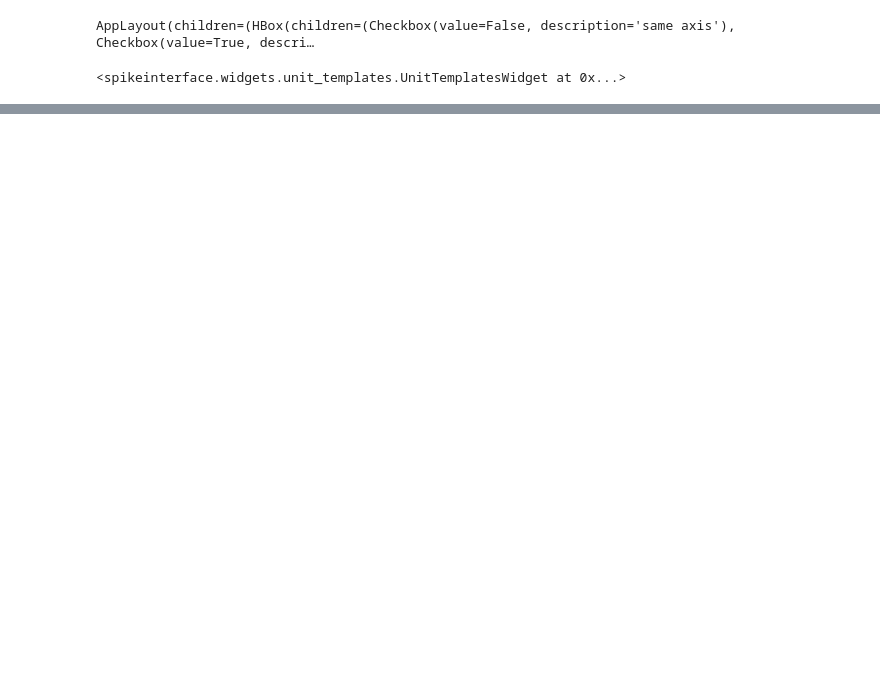
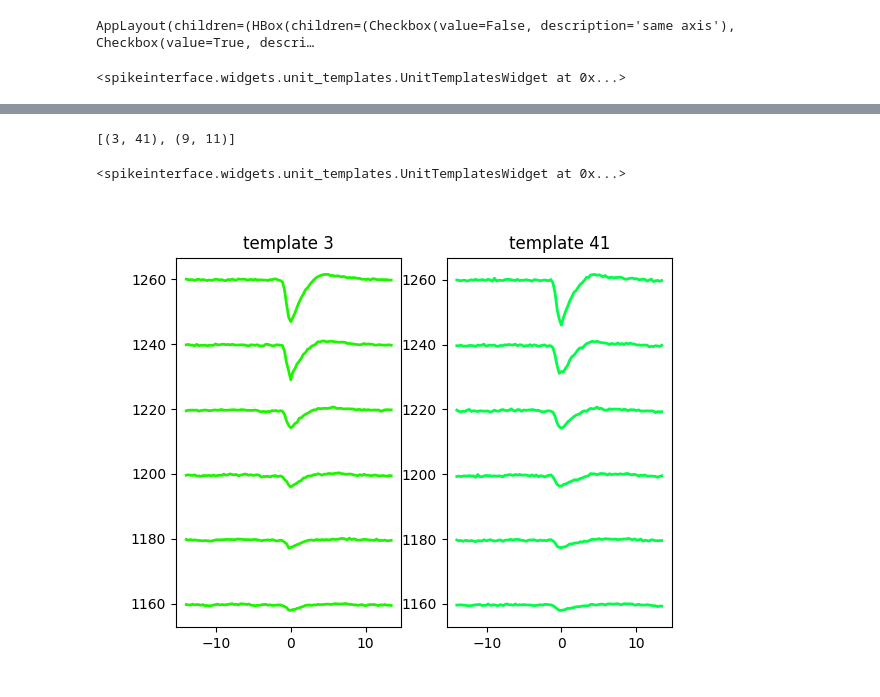
Before and after one commit to samuelgarcia/school_spike_sorting_marseille_2023, a Jupyter notebook: Practice_postprocessing/postprocessing.ipynb, the cells around one changed output, grey strips where cells are left out. Cells and saved outputs as stored; diff of their text form; code cells hidden in the pictures; blank space fills up the shorter version.

```diff
--- a/Practice_postprocessing/postprocessing.ipynb
+++ b/Practice_postprocessing/postprocessing.ipynb
@@ -141,3 +146,10 @@ si.plot_unit_templates(waveforms, backend='ipywidgets')
 # %% [output]
 AppLayout(children=(HBox(children=(Checkbox(value=False, description='same axis'), Checkbox(value=True, descri…
 <spikeinterface.widgets.unit_templates.UnitTemplatesWidget at 0x...>
+# %%
+recording, gt_sorting = si.generate_ground_truth_recording(num_channels=64,
+                                                           num_units=100,
+                                                           durations=[300.],
+                                                           seed=42)
+# %%
+results_2 = si.run_sorter('spykingcircus2', recording, output_folder='toy', verbose=True)
@@ -143,0 +170,11 @@ AppLayout(children=(HBox(children=(Checkbox(value=False, description='same axis'
+# %%
+waveforms_bis = si.extract_waveforms(recording, results_2, mode='memory', sparse=True, **job_kwargs, ms_before=2, ms_after=2)
+# %%
+si.get_potential_auto_merge(waveforms_bis)
+# %% [output]
+[(3, 41), (9, 11)]
+# %%
+si.plot_unit_templates(waveforms_bis, unit_ids=[3, 41])
+# %% [output]
+<spikeinterface.widgets.unit_templates.UnitTemplatesWidget at 0x...>
+[figure, added]
```
Also changed, not shown: parts of 10 cells of this notebook.
